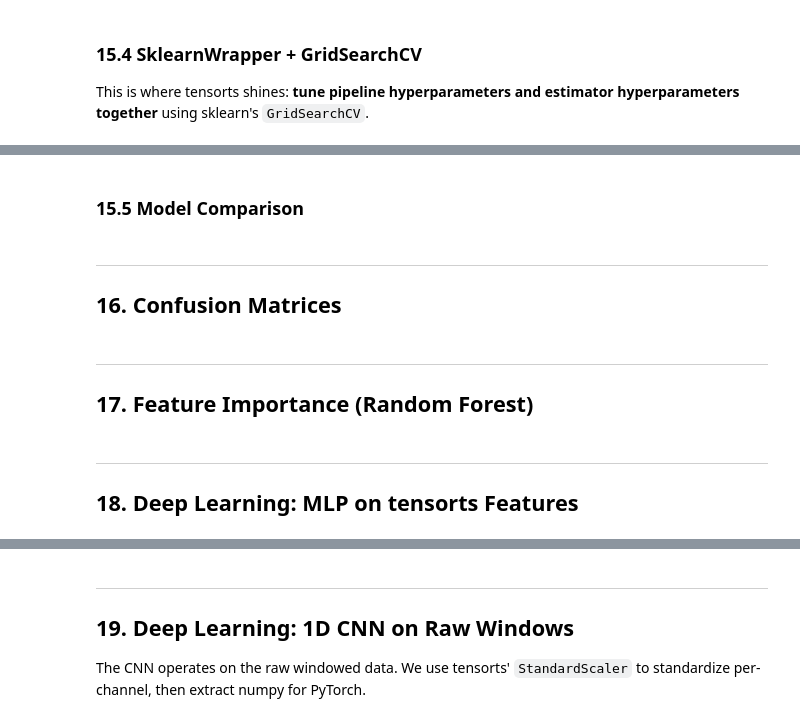
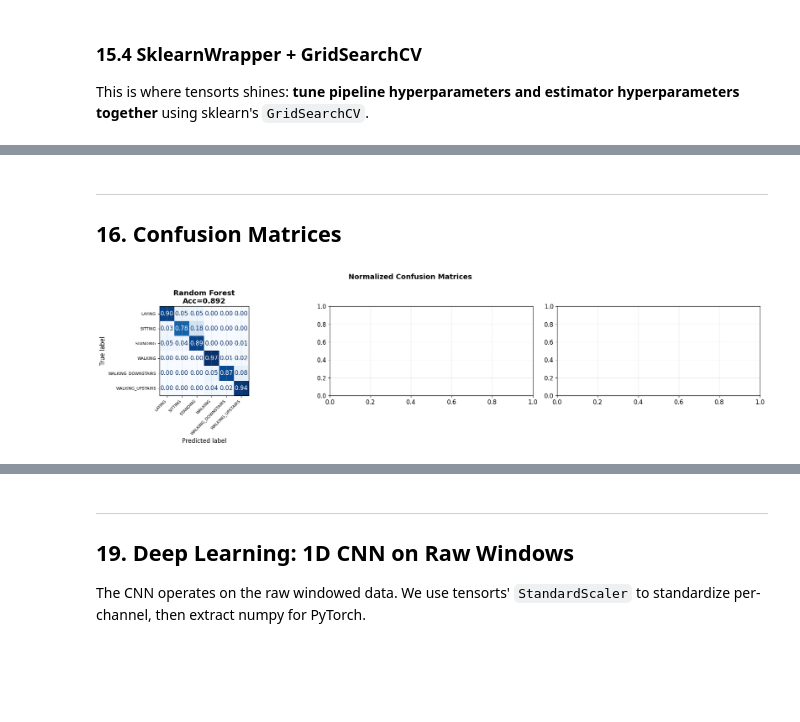
Before and after one commit to kontogiannisg/tensorts, a Jupyter notebook: examples/HAR_Classification_with_tensorts.ipynb, the cells around one changed output, grey strips where cells are left out. Saved outputs shown, nothing was run; the diff lists cells and outputs as text; code cells hidden in the pictures; blank space fills up the shorter version.

```diff
--- a/examples/HAR_Classification_with_tensorts.ipynb
+++ b/examples/HAR_Classification_with_tensorts.ipynb
@@ -675,15 +767,3 @@ print(classification_report(y_test_enc, y_pred_lr, target_names=le.classes_))
-# %%
-svm = SVC(C=10, kernel='linear', gamma='scale', random_state=SEED)
-svm.fit(X_train_np, y_train_enc)
-y_pred_svm = svm.predict(X_test_np)
-
-acc_svm = accuracy_score(y_test_enc, y_pred_svm)
-f1_svm  = f1_score(y_test_enc, y_pred_svm, average='macro')
-
-print('=== SVM (Linear) ===')
-print(f'Accuracy:   {acc_svm:.4f}')
-print(f'F1 (macro): {f1_svm:.4f}')
-print(f'Support vectors: {svm.n_support_.sum()} / {len(y_train_enc)} ({svm.n_support_.sum()/len(y_train_enc)*100:.1f}%)')
 # %% [markdown]
 ### 15.3 Random Forest
 # %%
@@ -735,54 +828,26 @@ print(f"Best CV accuracy: {gs.best_score_:.4f}")
-# %% [markdown]
-### 15.5 Model Comparison
-# %%
-results = pd.DataFrame({
-    'Model': ['Logistic Regression', 'SVM (Linear)', 'Random Forest'],
-    'Accuracy': [acc_lr, acc_svm, acc_rf],
-    'F1 (macro)': [f1_lr, f1_svm, f1_rf],
-})
-
-fig, ax = plt.subplots(figsize=(8, 5))
-x_pos = np.arange(3)
-w = 0.35
-ax.bar(x_pos - w/2, results['Accuracy'], w, label='Accuracy', color='#3498db')
-ax.bar(x_pos + w/2, results['F1 (macro)'], w, label='F1 (macro)', color='#e67e22')
-ax.set_xticks(x_pos)
-ax.set_xticklabels(results['Model'])
-ax.set_ylabel('Score')
-ax.set_ylim(0, 1.05)
-ax.set_title('Model Comparison - tensorts Features', fontweight='bold')
-ax.legend()
-for i, (a, f) in enumerate(zip(results['Accuracy'], results['F1 (macro)'])):
-    ax.text(i - w/2, a + 0.01, f'{a:.3f}', ha='center', fontsize=9)
-    ax.text(i + w/2, f + 0.01, f'{f:.3f}', ha='center', fontsize=9)
-plt.tight_layout()
-plt.show()
-
-print(results.to_string(index=False))
 # %% [markdown]
 ---
 ## 16. Confusion Matrices
 # %%
 all_models = {
-    'Logistic Regression': y_pred_lr,
-    'SVM (Linear)': y_pred_svm,
+    # 'Logistic Regression': y_pred_lr,
+    # 'SVM (Linear)': y_pred_svm,
     'Random Forest': y_pred_rf,
 }
 
 fig, axes = plt.subplots(1, 3, figsize=(20, 5))
 for ax, (name, preds) in zip(axes, all_models.items()):
     cm_n = confusion_matrix(y_test_enc, preds, normalize='true')
     disp = ConfusionMatrixDisplay(confusion_matrix=cm_n, display_labels=le.classes_)
     disp.plot(cmap='Blues', ax=ax, values_format='.2f', colorbar=False)
     acc = accuracy_score(y_test_enc, preds)
     ax.set_title(f'{name}\nAcc={acc:.3f}', fontweight='bold')
     plt.sca(ax)
     plt.xticks(rotation=45, ha='right', fontsize=8)
     plt.yticks(fontsize=8)
 
 fig.suptitle('Normalized Confusion Matrices', fontsize=14, fontweight='bold')
 plt.tight_layout()
 plt.show()
+# %% [output]
+[figure, added]
-# %% [markdown]
----
-## 17. Feature Importance (Random Forest)
@@ -819,3 +853,0 @@ print(f"Top-10 overlap (MDI ^ Permutation): {len(top_mdi & top_perm)} / 10")
-# %% [markdown]
----
-## 18. Deep Learning: MLP on tensorts Features
```
Also changed, not shown: parts of 45 cells of this notebook, 1 other file.
